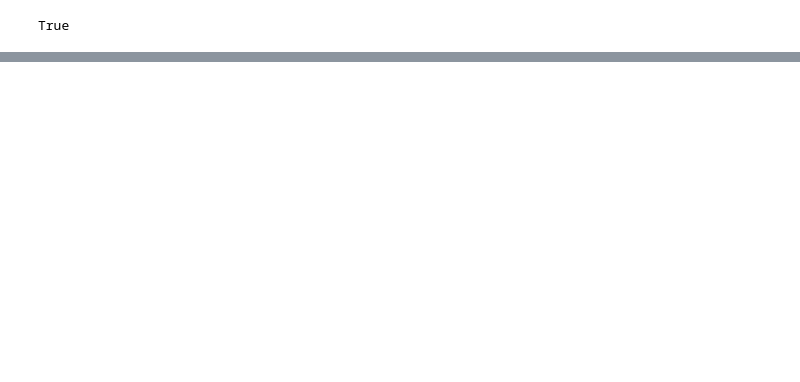
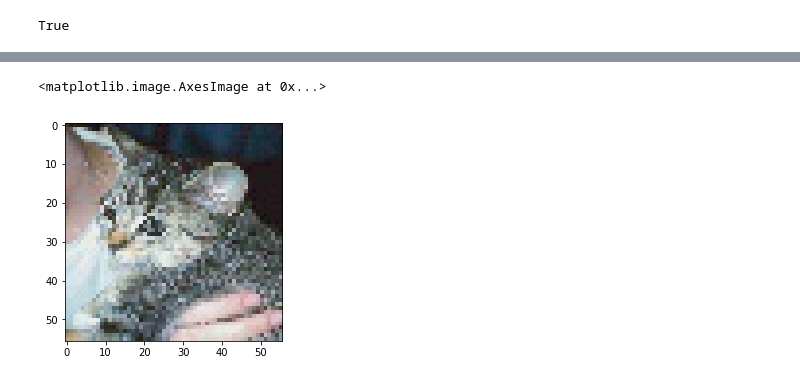
Before and after one commit to mspinaci/deep-learning-examples, a Jupyter notebook: Try without Keras.ipynb, the cells around one changed output, grey strips where cells are left out. Drawn from its saved outputs; the diff is of its cells as text; code cells hidden in the pictures; blank space fills up the shorter version.

```diff
--- a/Try without Keras.ipynb
+++ b/Try without Keras.ipynb
@@ -41,2 +55,0 @@ model.folder = '/home/spi/nbs/input/train/'
-# %%
-pics, labels = model.load_random_input(20, (56,56,3))
@@ -158,14 +55,0 @@ Round 19 of 20: 33.8% of the weights used
-# %%
-from importlib import reload
-import naive_keras
-reload(naive_keras)
-from naive_keras import Sequential, Conv2D, MaxPooling2D, ZeroPadding2D
-
-model = Sequential(Conv2D(20, input_shape=(None, 20, 20, 3)),
-                    MaxPooling2D(),
-                    ZeroPadding2D(),
-                    Conv2D(5))
-
-model.folder = '/home/spi/nbs/input/train/'
-
-model.initialize_layer_by_SVM(model.layers[0], batch_size=100)
@@ -196,0 +84,2 @@ ValueError: operands could not be broadcast together with shapes (3240,) (10,)
+# %%
+pics,labels = model.load_random_input(10, model.layers[0].input_shape[1:])
@@ -196,0 +88,6 @@ ValueError: operands could not be broadcast together with shapes (3240,) (10,)
+# %%
+j = 2
+plt.imshow(((pics[j]+2)*64).astype(np.uint8))
+# %% [output]
+<matplotlib.image.AxesImage at 0x...>
+[figure, added]
```
Also changed, not shown: parts of 21 cells of this notebook, 1 other file.
